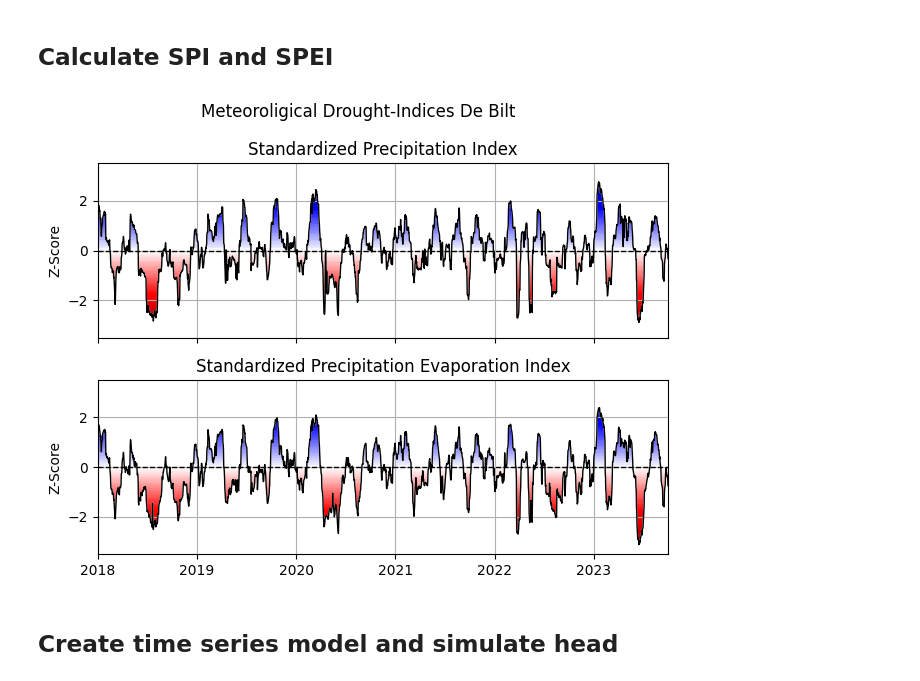
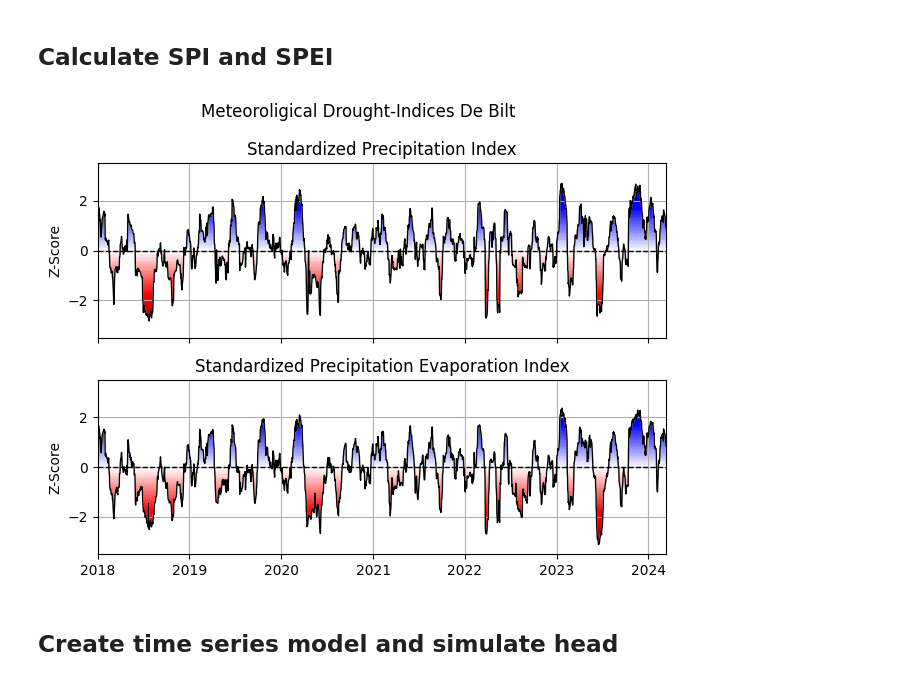
Before and after one commit to martinvonk/SPEI, a Jupyter notebook: doc/examples/example03_drought_NL.ipynb, the cells around one changed output. Saved outputs shown, nothing was run; the diff lists cells and outputs as text; code cells hidden in the pictures.

```diff
--- a/doc/examples/example03_drought_NL.ipynb
+++ b/doc/examples/example03_drought_NL.ipynb
@@ -22,13 +23,17 @@ Time series are imported using the package hydropandas. Enddate is by default ye
 today = datetime.date.today()
 yesterday = (today - datetime.timedelta(days=1)).strftime("%Y-%m-%d")
 prec = (
-    hpd.PrecipitationObs.from_knmi(260, startdate="1959-07-01", enddate=yesterday)
+    hpd.PrecipitationObs.from_knmi(
+        meteo_var="RH", stn=260, startdate="1959-07-01", enddate=yesterday
+    )
     .multiply(1e3)
     .squeeze()
 )
 prec.index = prec.index.normalize()
 evap = (
-    hpd.EvaporationObs.from_knmi(260, startdate="1959-07-01", enddate=yesterday)
+    hpd.EvaporationObs.from_knmi(
+        meteo_var="EV24", stn=260, startdate="1959-07-01", enddate=yesterday
+    )
     .multiply(1e3)
     .squeeze()
 )
@@ -52,16 +57,16 @@ spei = si.spei(pe, dist=scs.fisk)
 # %%
 xlim = pd.to_datetime(["2018-01-01", yesterday])
 
 fig, axs = plt.subplots(2, 1, figsize=(6.5, 5), sharex=True)
-si.plot.si(spi, bound=3.5, ax=axs[0])
-si.plot.si(spei, bound=3.5, ax=axs[1])
+si.plot.si(spi, ybound=3.5, ax=axs[0])
+si.plot.si(spei, ybound=3.5, ax=axs[1])
 [(x.grid(), x.set_xlim(xlim), x.set_ylabel("Z-Score")) for x in axs]
 axs[0].set_title("Standardized Precipitation Index")
 axs[1].set_title("Standardized Precipitation Evaporation Index")
 fig.suptitle("Meteoroligical Drought-Indices De Bilt")
 fig.tight_layout()
 # %% [output]
-[figure, old version]
+[figure, new version]
 # %% [markdown]
 ## Create time series model and simulate head
 # %%
```
Also changed, not shown: parts of 4 cells of this notebook, 2 other files.
